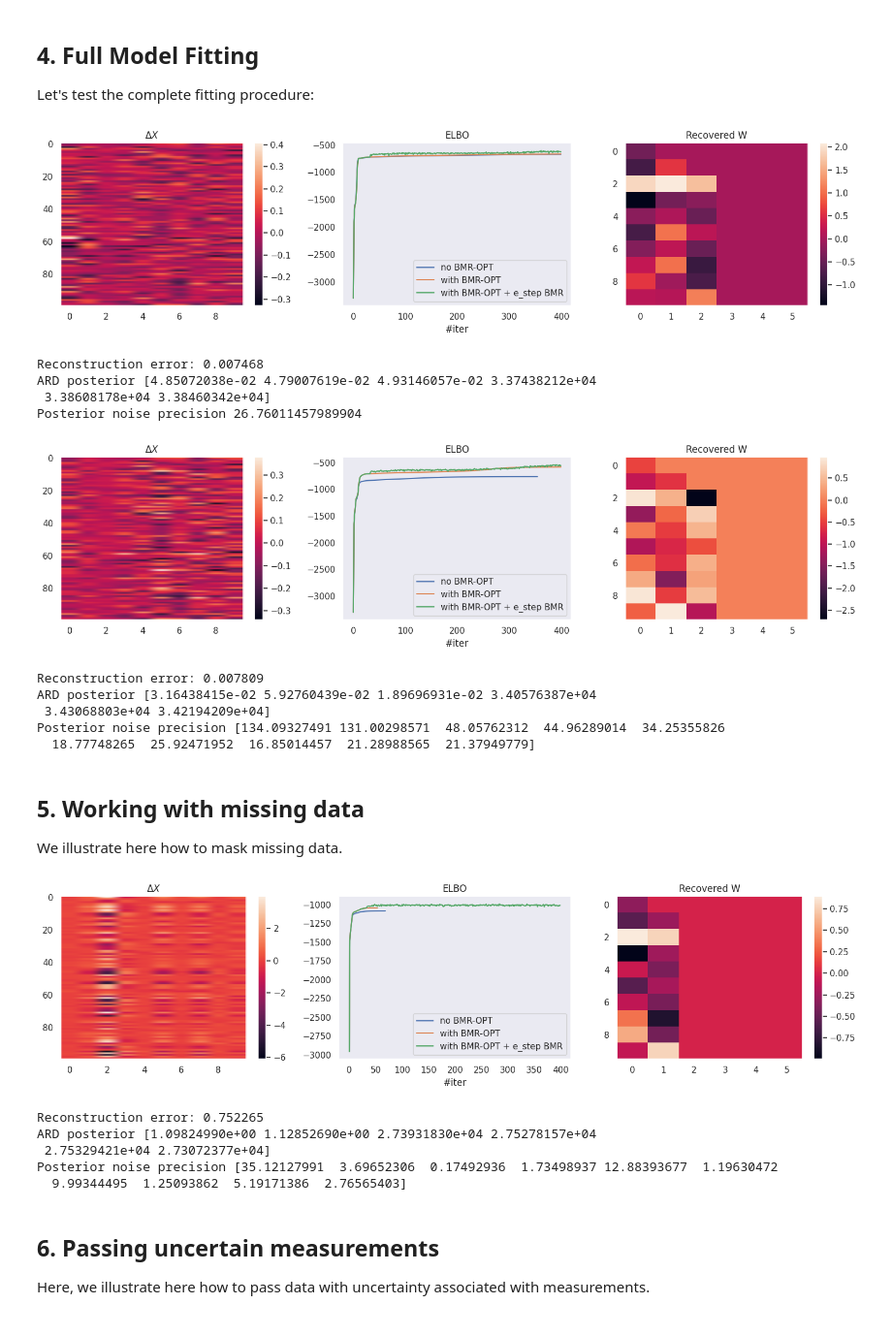
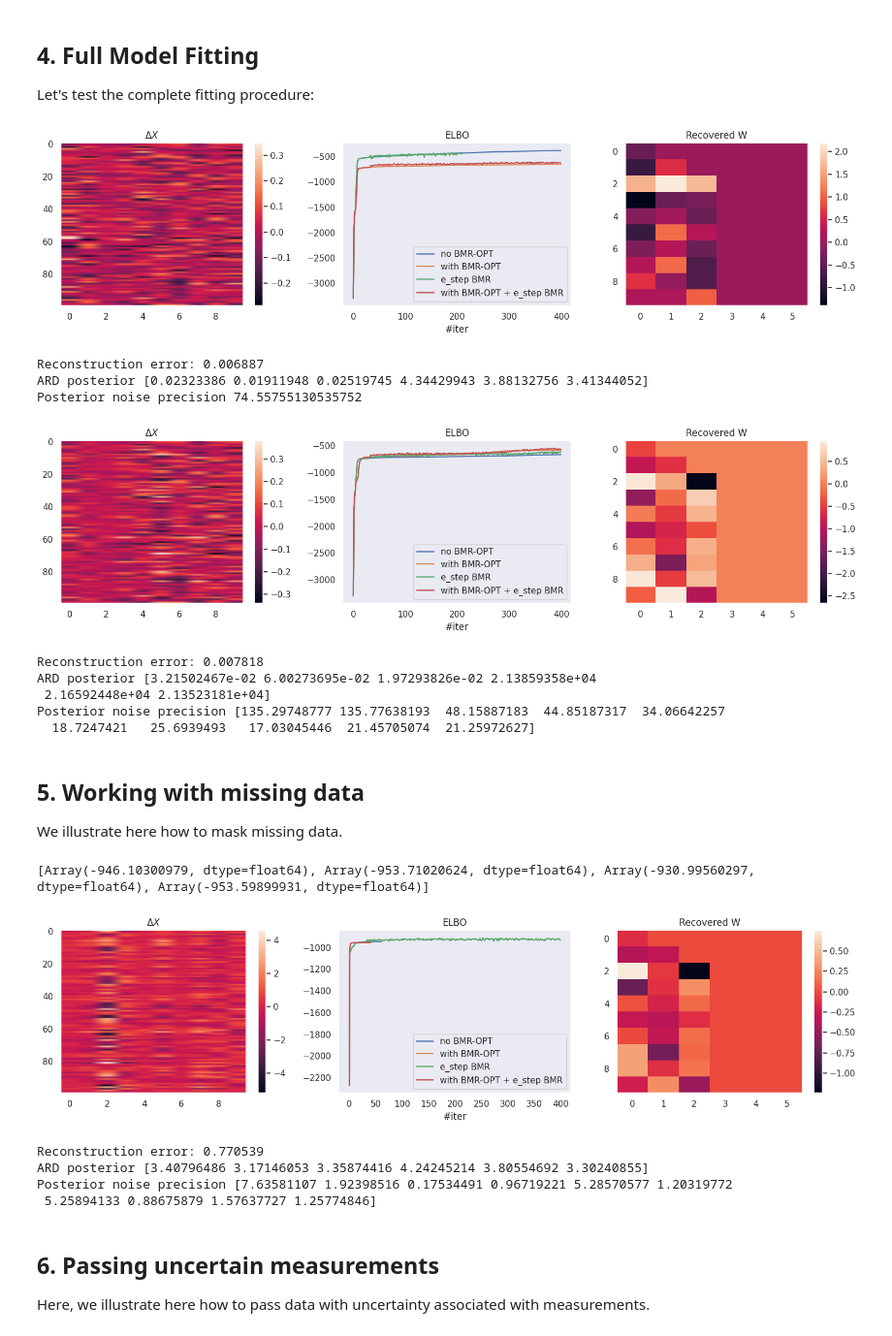
Before and after one commit to dimarkov/sppcax, a Jupyter notebook: examples/debug_factor_analysis.ipynb, the cells around one changed output. Shown at 97% size. Drawn from its saved outputs; the diff is of its cells as text; code cells hidden in the pictures.

```diff
--- a/examples/debug_factor_analysis.ipynb
+++ b/examples/debug_factor_analysis.ipynb
@@ -274,7 +276,8 @@ Let's test the complete fitting procedure:
 # Initialize model
 model1 = PPCA(n_components=2*n_components, n_features=n_features, optimize_with_bmr=False)
 model2 = PPCA(n_components=2*n_components, n_features=n_features, optimize_with_bmr=True)
-model3 = PPCA(n_components=2*n_components, n_features=n_features, optimize_with_bmr=True, bmr_e_step=True)
+model3 = PPCA(n_components=2*n_components, n_features=n_features, bmr_e_step=True)
+model4 = PPCA(n_components=2*n_components, n_features=n_features, optimize_with_bmr=True, bmr_e_step=True)
 
 # Fit model
 key, _key = jr.split(key)
@@ -286,8 +289,11 @@ fitted_model2, elbos2 = fit(model2, X, tol=1e-2, n_iter=400, key=key)
 key, _key = jr.split(key)
 fitted_model3, elbos3 = fit(model3, X, tol=1e-2, n_iter=400, key=key)
 
-m = jnp.argmax(jnp.array([elbos1[-1], elbos2[-1], elbos3[-1]])).item()
-f_model = [fitted_model1, fitted_model2, fitted_model3][m]
+key, _key = jr.split(key)
+fitted_model4, elbos4 = fit(model4, X, tol=1e-2, n_iter=400, key=key)
+
+m = jnp.argmax(jnp.array([elbos1[-1], elbos2[-1], elbos3[-1], elbos4[-1]])).item()
+f_model = [fitted_model1, fitted_model2, fitted_model3, fitted_model4][m]
 
 # Transform data
 qz = transform(f_model, X)
@@ -306,7 +312,8 @@ plt.colorbar()
 plt.subplot(132)
 plt.plot(elbos1, label='no BMR-OPT')
 plt.plot(elbos2, label='with BMR-OPT')
-plt.plot(elbos3, label='with BMR-OPT + e_step BMR')
+plt.plot(elbos3, label='e_step BMR')
+plt.plot(elbos4, label='with BMR-OPT + e_step BMR')
 plt.title('ELBO')
 plt.xlabel('#iter')
 plt.legend()
@@ -326,17 +333,17 @@ print(f"Reconstruction error: {error:.6f}")
 print("ARD posterior", f_model.W_dist.gamma.mean)
 print("Posterior noise precision", f_model.noise_precision.mean)
 # %% [output]
-[figure, old version]
+[figure, new version]
-Reconstruction error: 0.007468
-ARD posterior [4.85072038e-02 4.79007619e-02 4.93146057e-02 3.37438212e+04
- 3.38608178e+04 3.38460342e+04]
-Posterior noise precision 26.76011457989904
+Reconstruction error: 0.006887
+ARD posterior [0.02323386 0.01911948 0.02519745 4.34429943 3.88132756 3.41344052]
+Posterior noise precision 74.55755130535752
 # %%
 # Test probabilistic Factor Analysis
 # Initialize model
 model1 = PFA(n_components=2 * n_components, n_features=n_features)
 model2 = PFA(n_components=2 * n_components, n_features=n_features, optimize_with_bmr=True)
-model3 = PFA(n_components=2*n_components, n_features=n_features, optimize_with_bmr=True, bmr_e_step=True)
+model3 = PFA(n_components=2*n_components, n_features=n_features, bmr_e_step=True)
+model4 = PFA(n_components=2*n_components, n_features=n_features, optimize_with_bmr=True, bmr_e_step=True)
 
 
 # Fit model
@@ -349,8 +356,11 @@ fitted_model2, elbos2 = fit(model2, X, tol=1e-2, n_iter=400, key=key)
 key, _key = jr.split(key)
 fitted_model3, elbos3 = fit(model3, X, tol=1e-2, n_iter=400, key=key)
 
-m = jnp.argmax(jnp.array([elbos1[-1], elbos2[-1], elbos3[-1]])).item()
-f_model = [fitted_model1, fitted_model2, fitted_model3][m]
+key, _key = jr.split(key)
+fitted_model4, elbos4 = fit(model4, X, tol=1e-2, n_iter=400, key=key)
+
+m = jnp.argmax(jnp.array([elbos1[-1], elbos2[-1], elbos3[-1], elbos4[-1]])).item()
+f_model = [fitted_model1, fitted_model2, fitted_model3, fitted_model4][m]
 
 # Transform data
 qz = transform(f_model, X)
@@ -369,7 +379,8 @@ plt.colorbar()
 plt.subplot(132)
 plt.plot(elbos1, label='no BMR-OPT')
 plt.plot(elbos2, label='with BMR-OPT')
-plt.plot(elbos3, label='with BMR-OPT + e_step BMR')
+plt.plot(elbos3, label='e_step BMR')
+plt.plot(elbos4, label='with BMR-OPT + e_step BMR')
 plt.title('ELBO')
 plt.xlabel('#iter')
 plt.legend()
@@ -389,12 +400,12 @@ print(f"Reconstruction error: {error:.6f}")
 print("ARD posterior", f_model.W_dist.gamma.mean)
 print("Posterior noise precision", f_model.noise_precision.mean)
 # %% [output]
-[figure, old version]
+[figure, new version]
-Reconstruction error: 0.007809
-ARD posterior [3.16438415e-02 5.92760439e-02 1.89696931e-02 3.40576387e+04
- 3.43068803e+04 3.42194209e+04]
-Posterior noise precision [134.09327491 131.00298571  48.05762312  44.96289014  34.25355826
-  18.77748265  25.92471952  16.85014457  21.28988565  21.37949779]
+Reconstruction error: 0.007818
+ARD posterior [3.21502467e-02 6.00273695e-02 1.97293826e-02 2.13859358e+04
+ 2.16592448e+04 2.13523181e+04]
+Posterior noise precision [135.29748777 135.77638193  48.15887183  44.85187317  34.06642257
+  18.7247421   25.6939493   17.03045446  21.45705074  21.25972627]
 # %% [markdown]
 ## 5. Working with missing data
 
@@ -402,12 +413,13 @@ We illustrate here how to mask missing data.
 # %%
 # mask 20% of the observed features
 key, _key = jr.split(key)
-data_mask = jr.bernoulli(_key, p=.9, shape=X.shape)
+data_mask = jr.bernoulli(_key, p=.6, shape=X.shape)
 
 # Initialize model
 model1 = PFA(n_components=2 * n_components, n_features=n_features, data_mask=data_mask)
 model2 = PFA(n_components=2 * n_components, n_features=n_features, data_mask=data_mask, optimize_with_bmr=True)
-model3 = PFA(n_components=2 * n_components, n_features=n_features, data_mask=data_mask, optimize_with_bmr=True, bmr_e_step=True)
+model3 = PFA(n_components=2 * n_components, n_features=n_features, data_mask=data_mask, bmr_e_step=True)
+model4 = PFA(n_components=2*n_components, n_features=n_features, data_mask=data_mask, optimize_with_bmr=True, bmr_e_step=True)
 
 # Fit model
 key, _key = jr.split(key)
@@ -419,8 +431,12 @@ fitted_model2, elbos2 = fit(model2, X, tol=1e-2, n_iter=400, key=key)
 key, _key = jr.split(key)
 fitted_model3, elbos3 = fit(model3, X, tol=1e-2, n_iter=400, key=key)
 
-m = jnp.argmax(jnp.array([elbos1[-1], elbos2[-1], elbos3[-1]])).item()
-f_model = [fitted_model1, fitted_model2, fitted_model3][m]
+key, _key = jr.split(key)
+fitted_model4, elbos4 = fit(model4, X, tol=1e-2, n_iter=400, key=key)
+
+print([elbos1[-1], elbos2[-1], elbos3[-1], elbos4[-1]])
+m = jnp.argmax(jnp.array([elbos1[-1], elbos2[-1], elbos3[-1], elbos4[-1]])).item()
+f_model = [fitted_model1, fitted_model2, fitted_model3, fitted_model4][m]
 
 # Transform data
 qz = transform(f_model, X, use_data_mask=True)
@@ -436,40 +452,41 @@ plt.imshow((X - X_reconstructed) , aspect='auto')
 plt.title(r'$\Delta X$')
 plt.colorbar()
 
 plt.subplot(132)
 plt.plot(elbos1, label='no BMR-OPT')
 plt.plot(elbos2, label='with BMR-OPT')
-plt.plot(elbos3, label='with BMR-OPT + e_step BMR')
+plt.plot(elbos3, label='e_step BMR')
+plt.plot(elbos4, label='with BMR-OPT + e_step BMR')
 plt.title('ELBO')
 plt.xlabel('#iter')
 plt.legend()
 
 plt.subplot(133)
 plt.imshow(f_model.W_dist.mean, aspect='auto')
 plt.title('Recovered W')
 plt.colorbar()
 
 plt.tight_layout()
 plt.show()
 
 # Print reconstruction error
 error = jnp.mean(jnp.square((X - X_reconstructed)))
 print(f"Reconstruction error: {error:.6f}")
 
 print("ARD posterior", f_model.W_dist.gamma.mean)
 print("Posterior noise precision", f_model.noise_precision.mean)
 
 # NOTE: This is slightly strange, probably a bug somewhere.
 # If 1% of data is masked, the convergance is faster then with a full data set,
 # However, if we increase the number of masked datapoints the performance becomes
 # worse (more components get pruned) while convergence is faster.
 # %% [output]
+[Array(-946.10300979, dtype=float64), Array(-953.71020624, dtype=float64), Array(-930.99560297, dtype=float64), Array(-953.59899931, dtype=float64)]
-[figure, old version]
+[figure, new version]
-Reconstruction error: 0.752265
-ARD posterior [1.09824990e+00 1.12852690e+00 2.73931830e+04 2.75278157e+04
- 2.75329421e+04 2.73072377e+04]
-Posterior noise precision [35.12127991  3.69652306  0.17492936  1.73498937 12.88393677  1.19630472
-  9.99344495  1.25093862  5.19171386  2.76565403]
+Reconstruction error: 0.770539
+ARD posterior [3.40796486 3.17146053 3.35874416 4.24245214 3.80554692 3.30240855]
+Posterior noise precision [7.63581107 1.92398516 0.17534491 0.96719221 5.28570577 1.20319772
+ 5.25894133 0.88675879 1.57637727 1.25774846]
 # %% [markdown]
 ## 6. Passing uncertain measurements
 
```
Also changed, not shown: parts of 6 cells of this notebook, 2 other files.
